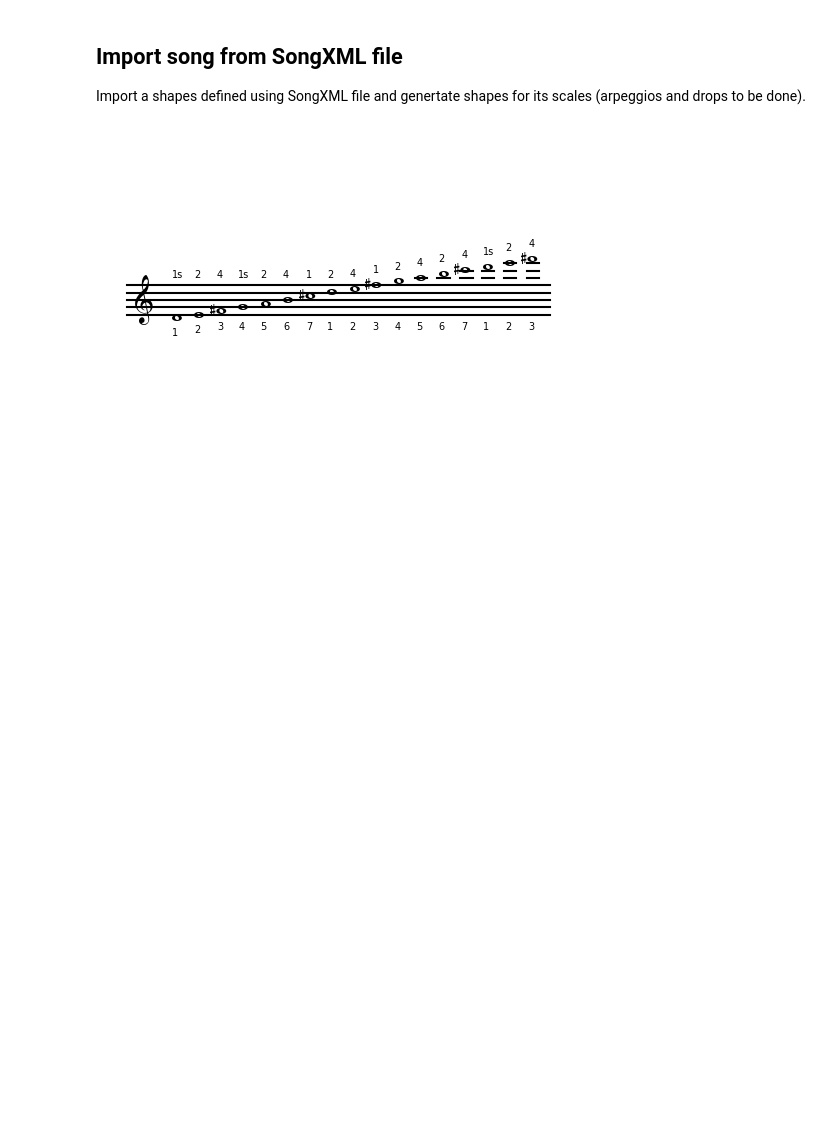
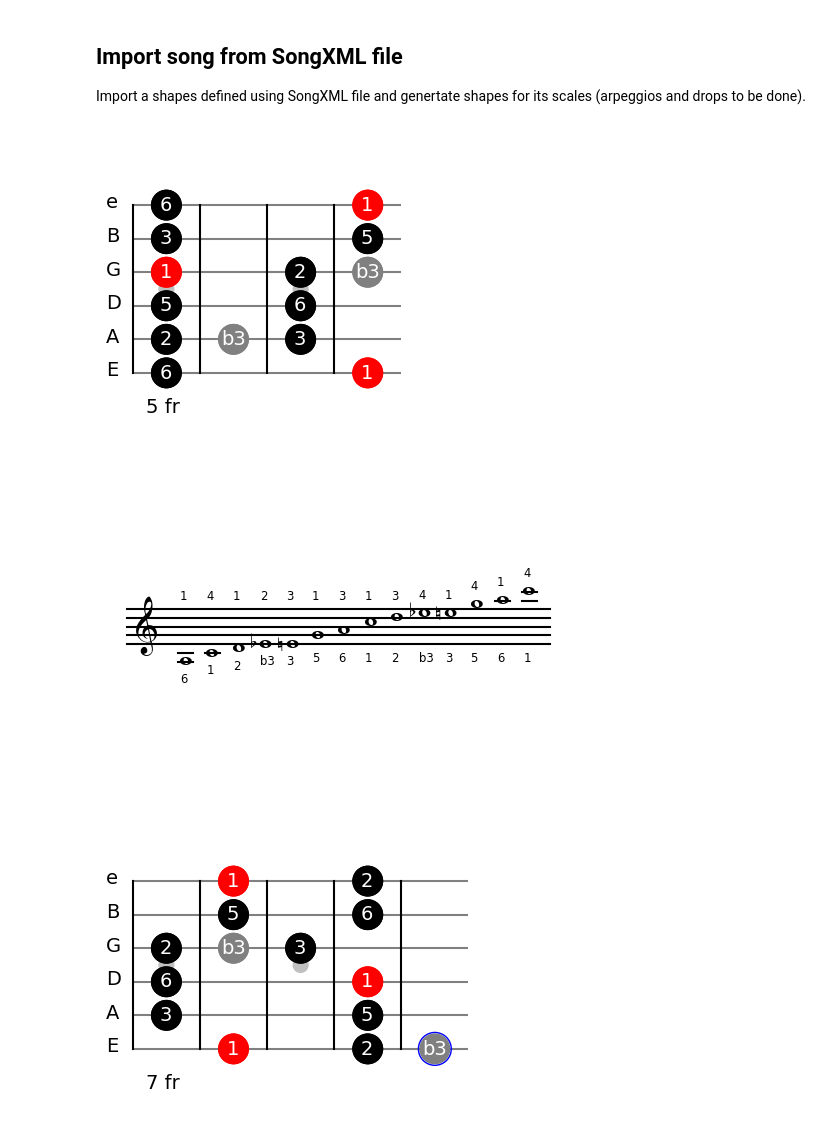
Before and after one commit to narcispr/PyFretboard, a Jupyter notebook: tutorial.ipynb, the cells around one changed output. Cells and saved outputs as stored; diff of their text form; code cells hidden in the pictures; blank space fills up the shorter version.

```diff
--- a/tutorial.ipynb
+++ b/tutorial.ipynb
@@ -113,19 +106,20 @@ Import a shapes defined using SongXML file and genertate shapes for its scales (
 # %%
 from PyFreatboard.song import Song
 from PyFreatboard.draw_shape import DrawShape
 from PyFreatboard.definitions import PyFreatboard as PF
 from PyFreatboard.draw_score import DrawScore
 
 draw = DrawShape()
+song = Song("/home/narcis/PyFreatboard/shapes_xml/pentatonic.xml")
+shapes = song.get_scale_type_at_root('Pentatonic Maj', 'C')
 ds = DrawScore()
-song = Song("/home/narcis/PyFreatboard/shapes_xml/modes.xml")
-shapes = song.get_scale_type_at_root('Ionian', 'D')
 
-# for i, s in enumerate(shapes):
-    # f = draw.draw(s, text=PF.TEXT_FUNCTION, return_fig=True)
-    # f.savefig("Mixob9#9b13_{}.png".format(i), dpi=300, bbox_inches='tight', pad_inches=0)
-ds.draw(shapes[1], fingering=True)
-
-del ds
+for i, s in enumerate(shapes):
+    f = draw.draw(s, text=PF.TEXT_FUNCTION, return_fig=True)
+    f.savefig("scale{}.png".format(i+1), dpi=300, bbox_inches='tight', pad_inches=0)
+    fs = ds.draw(s, fingering=True, return_fig=True)
+    fs.savefig("scale_score_{}.png".format(i+1), dpi=300, bbox_inches='tight', pad_inches=0)
 # %% [output]
-[figure, old version]
+[figure, new version]
+[figure, added]
+[figure, added]
```
Also changed, not shown: parts of 5 cells of this notebook.
